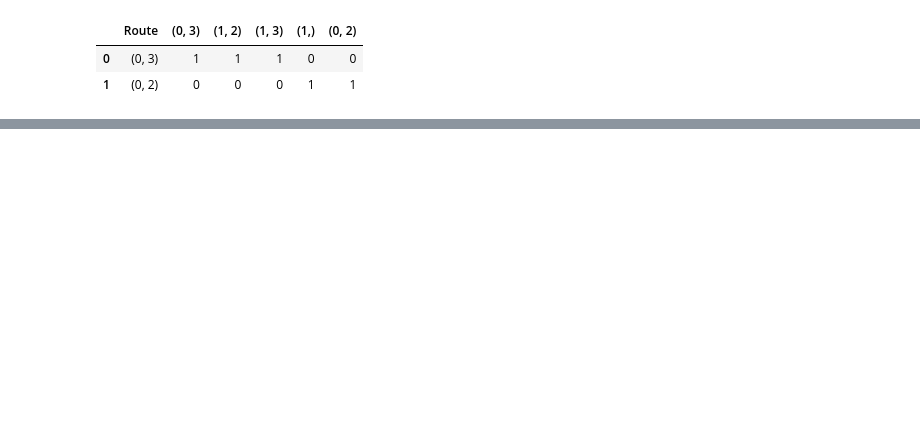
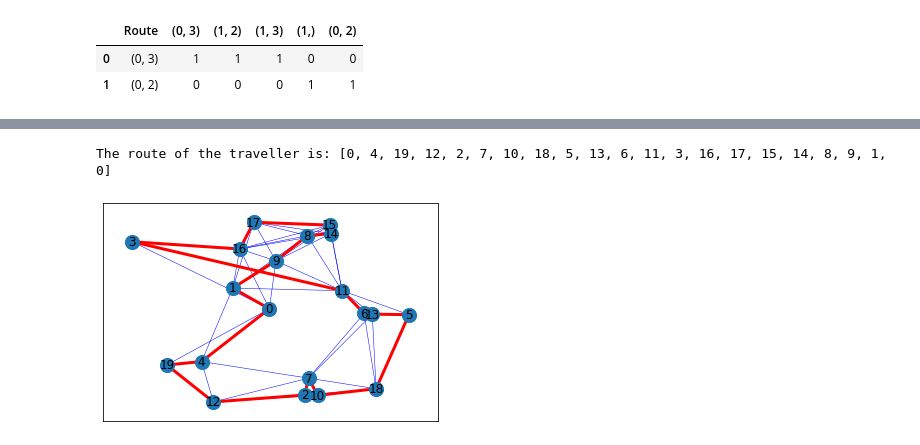
Before and after one commit to fabiandriessen/Thesis, a Jupyter notebook: FRLM_test.ipynb, the cells around one changed output, grey strips where cells are left out. Cells and saved outputs as stored; diff of their text form; code cells hidden in the pictures; blank space fills up the shorter version.

```diff
--- a/FRLM_test.ipynb
+++ b/FRLM_test.ipynb
@@ -250,0 +264,44 @@ pd.DataFrame.from_dict(dict_df2)
+# %%
+#test with larger network?
+import networkx.algorithms.approximation as nx_app
+import math
+
+G2=nx.random_geometric_graph(20, radius=0.4, seed=3)
+pos = nx.get_node_attributes(G2, "pos")
+
+# Depot should be at (0,0)
+pos[0] = (0.5, 0.5)
+
+H = G2.copy()
+
+
+# Calculating the distances between the nodes as edge's weight.
+for i in range(len(pos)):
+    for j in range(i + 1, len(pos)):
+        dist = math.hypot(pos[i][0] - pos[j][0], pos[i][1] - pos[j][1])
+        dist = dist
+        G2.add_edge(i, j, weight=dist)
+        # print(dist)
+
+cycle = nx_app.christofides(G2, weight="weight")
+edge_list = list(nx.utils.pairwise(cycle))
+
+# Draw closest edges on each node only
+nx.draw_networkx_edges(H, pos, edge_color="blue", width=0.5)
+
+# Draw the route
+nx.draw_networkx(
+    G2,
+    pos,
+    with_labels=True,
+    edgelist=edge_list,
+    edge_color="red",
+    node_size=200,
+    width=3,
+)
+
+print("The route of the traveller is:", cycle)
+plt.show()
+# %% [output]
+The route of the traveller is: [0, 4, 19, 12, 2, 7, 10, 18, 5, 13, 6, 11, 3, 16, 17, 15, 14, 8, 9, 1, 0]
+[figure, added]
```
Also changed, not shown: parts of 13 cells of this notebook, 1 other file.
